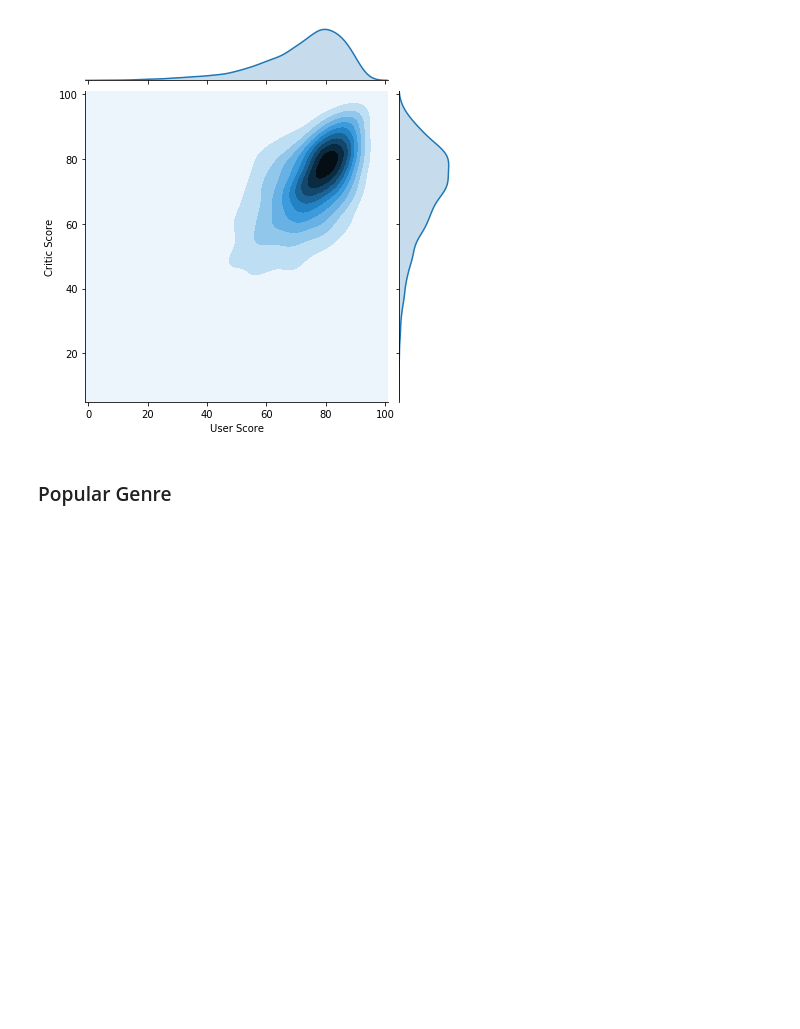
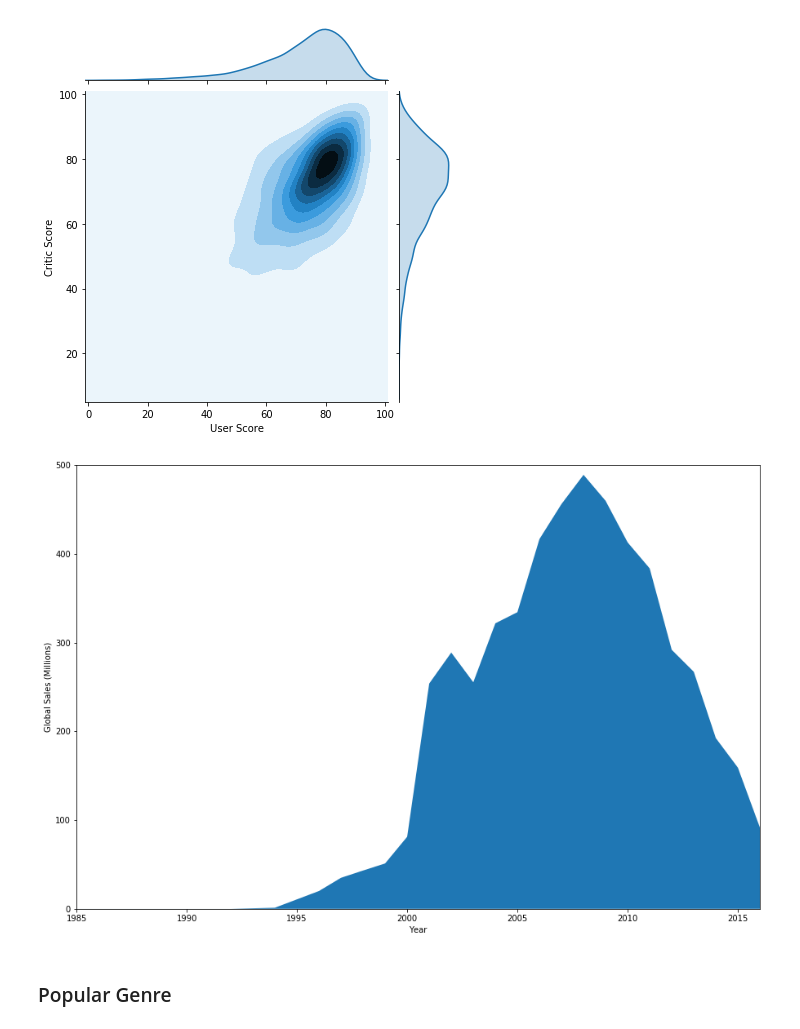
Before and after one commit to PedroLFerreira/Videogame-Data-Mining, a Jupyter notebook: videogames.ipynb, the cells around one changed output. Drawn from its saved outputs; the diff is of its cells as text; code cells hidden in the pictures; blank space fills up the shorter version.

```diff
--- a/videogames.ipynb
+++ b/videogames.ipynb
@@ -121,6 +121,20 @@ plot.set_axis_labels('User Score', 'Critic Score')
 # %% [output]
 <seaborn.axisgrid.JointGrid at 0x...>
 [figure]
+# %%
+years = sorted(df['Year_of_Release'].value_counts().index)
+sales = [ np.sum( df['Global_Sales'][np.array((df['Year_of_Release']==year).tolist())].tolist() )   for year in years]
+
+fig = plt.figure(figsize=(15,10))
+plt.xlim(1985,2016)
+plt.ylim(0,500)
+plt.xlabel('Year')
+plt.ylabel('Global Sales (Millions)')
+plt.stackplot(years,sales)
+
+fig.savefig("salesYear.pdf", bbox_inches='tight')
+# %% [output]
+[figure, added]
 # %% [markdown]
 ### Popular Genre
 # %%
```
Also changed, not shown: parts of 2 cells of this notebook, 6 other files.
